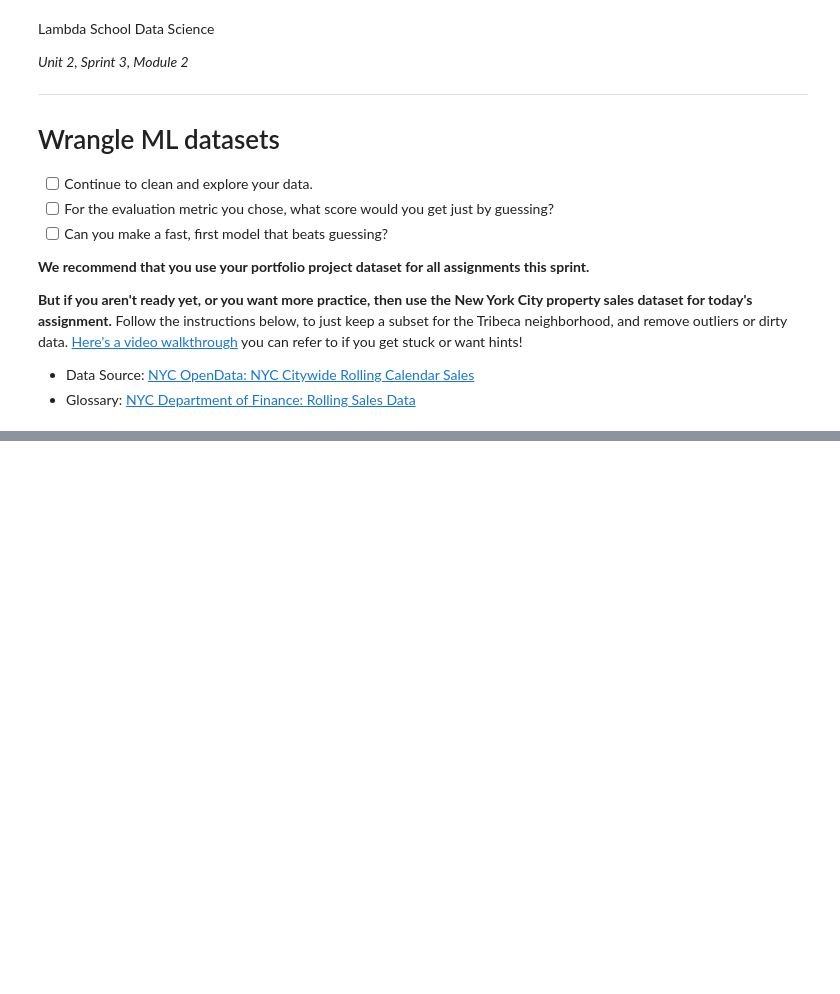
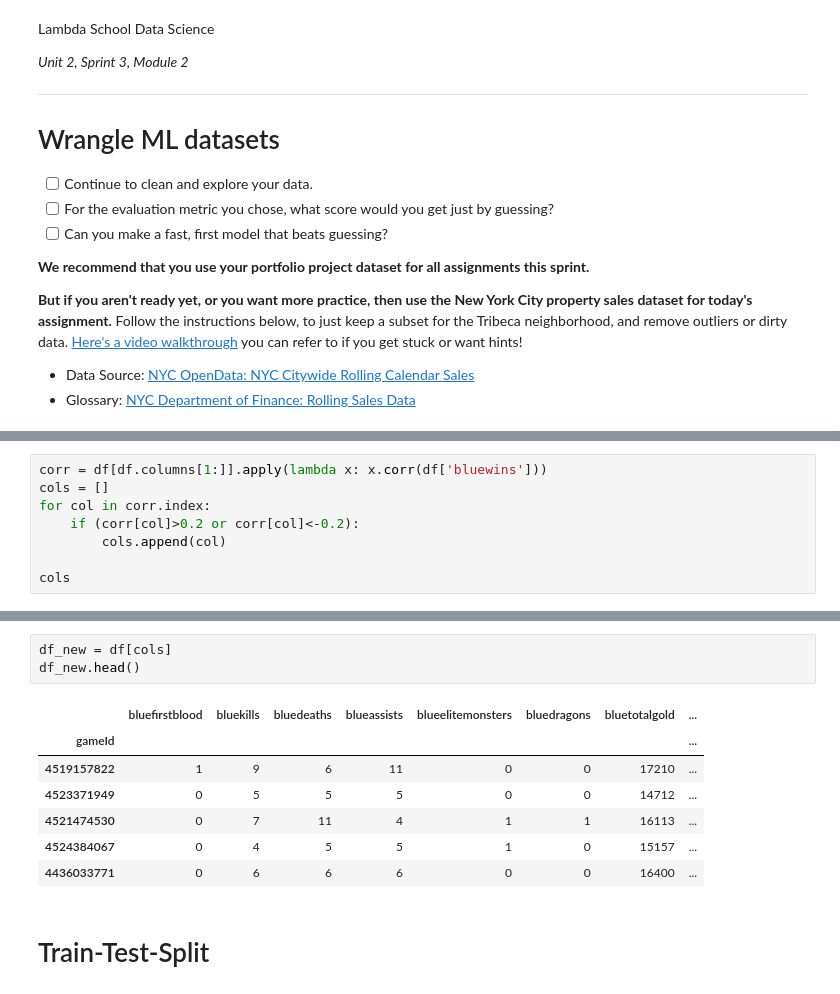
Before and after one commit to timrocar/DS-Unit-2-Applied-Modeling, a Jupyter notebook: module1-define-ml-problems/Timothy_Carroll_LS_DS_231_assignment.ipynb, the cells around one changed output, grey strips where cells are left out. Saved outputs shown, nothing was run; the diff lists cells and outputs as text; blank space fills up the shorter version.

```diff
--- a/module1-define-ml-problems/Timothy_Carroll_LS_DS_231_assignment.ipynb
+++ b/module1-define-ml-problems/Timothy_Carroll_LS_DS_231_assignment.ipynb
@@ -143,0 +150,8 @@ plt.show()
+# %%
+corr = df[df.columns[1:]].apply(lambda x: x.corr(df['bluewins']))
+cols = []
+for col in corr.index:
+    if (corr[col]>0.2 or corr[col]<-0.2):
+        cols.append(col)
+
+cols
@@ -143,0 +175,13 @@ plt.show()
+# %%
+df_new = df[cols]
+df_new.head()
+# %% [output]
+|  | bluefirstblood | bluekills | bluedeaths | blueassists | blueelitemonsters | bluedragons | bluetotalgold | ... |
+| gameId |  |  |  |  |  |  |  | ... |
+| 4519157822 | 1 | 9 | 6 | 11 | 0 | 0 | 17210 | ... |
+| 4523371949 | 0 | 5 | 5 | 5 | 0 | 0 | 14712 | ... |
+| 4521474530 | 0 | 7 | 11 | 4 | 1 | 1 | 16113 | ... |
+| 4524384067 | 0 | 4 | 5 | 5 | 1 | 0 | 15157 | ... |
+| 4436033771 | 0 | 6 | 6 | 6 | 0 | 0 | 16400 | ... |
+# %% [markdown]
+# Train-Test-Split
```
Also changed, not shown: parts of 28 cells of this notebook.
